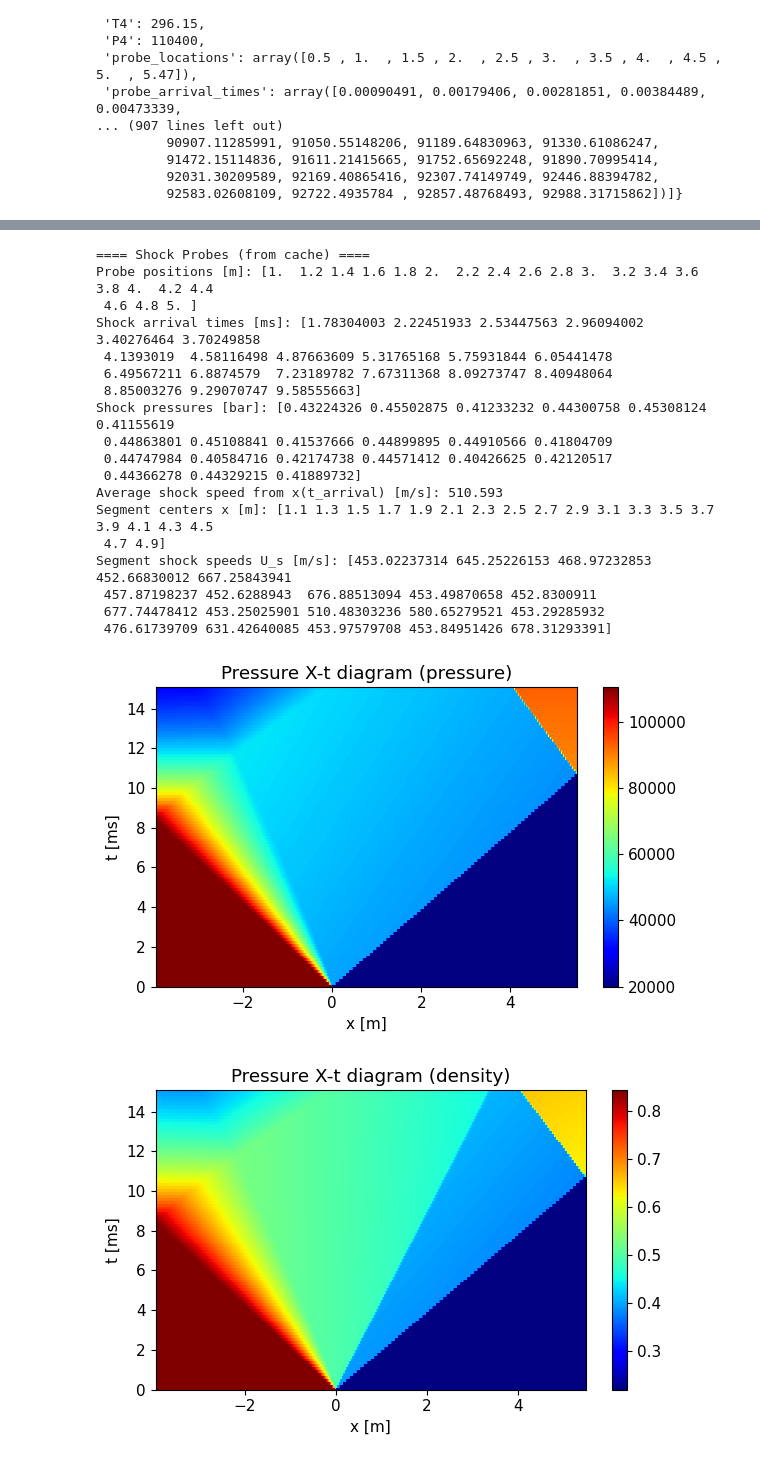
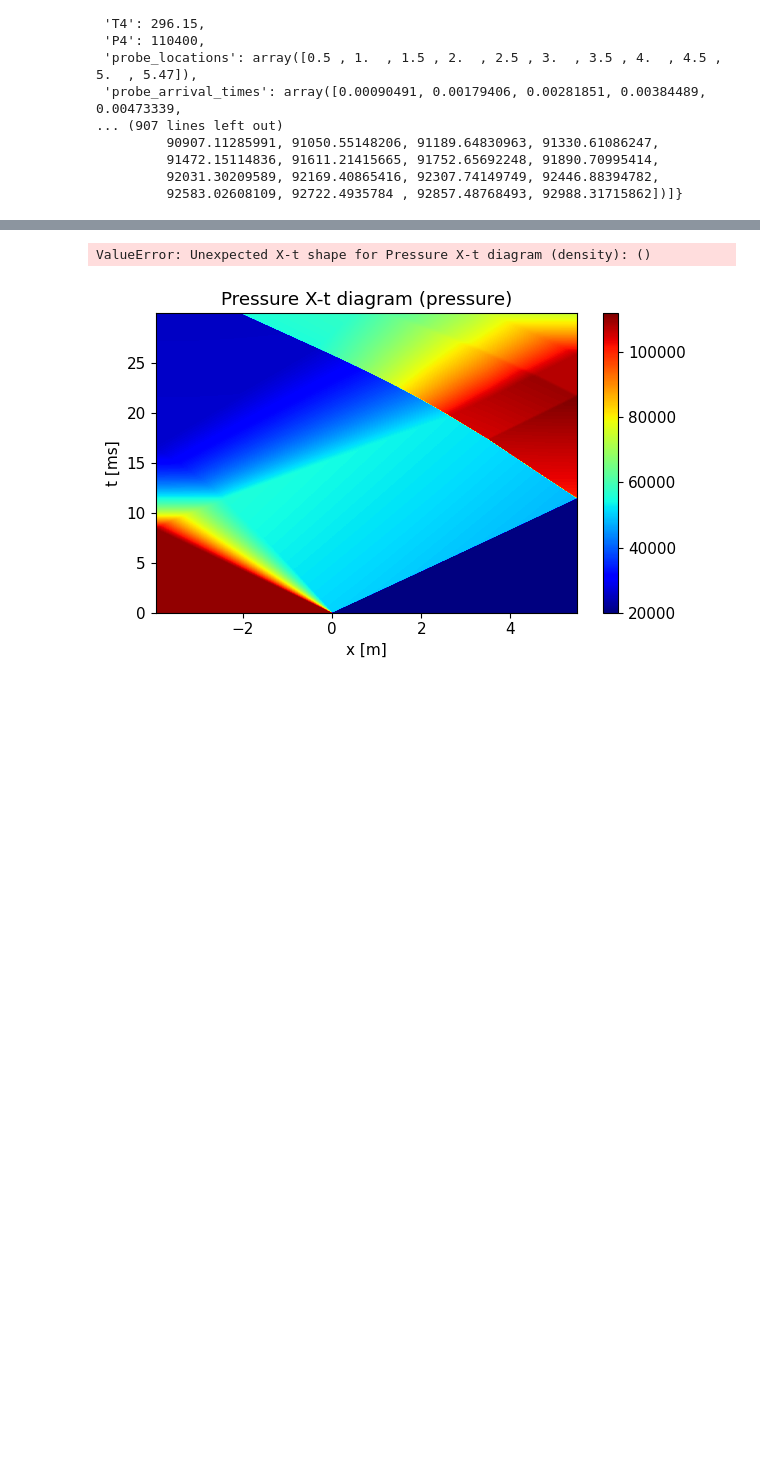
Before and after one commit to krainrpmt/StanShock_0.1.1_NIMT, a Jupyter notebook: examples/validation/SOD + BL Simulation.ipynb, the cells around one changed output, grey strips where cells are left out. Cells and saved outputs as stored; diff of their text form; code cells hidden in the pictures; blank space fills up the shorter version.

```diff
--- a/examples/validation/SOD + BL Simulation.ipynb
+++ b/examples/validation/SOD + BL Simulation.ipynb
@@ -813,7 +813,7 @@ Average shock speed from x(t_arrival) [m/s]: 511.805
 # This block loads the cached file from the CFD output folder (no cfd_data dependency).
 
 cache_dir = 'SOD + BL Simulation Output'
-case_name = 'case2'
+case_name = 'case1'
 probe_locations = np.linspace(1,5,21)  # <-- edit here
 rise_fraction = 0.001
 baseline_fraction = 0.05  # XX% baseline window = baseline_fraction * 100
@@ -863,20 +863,2 @@ Mach attenuation dM_s/dx [1/m]: 0.010627
-==== Shock Probes (from cache) ====
-Probe positions [m]: [1.  1.2 1.4 1.6 1.8 2.  2.2 2.4 2.6 2.8 3.  3.2 3.4 3.6 3.8 4.  4.2 4.4
- 4.6 4.8 5. ]
-Shock arrival times [ms]: [1.78304003 2.22451933 2.53447563 2.96094002 3.40276464 3.70249858
- 4.1393019  4.58116498 4.87663609 5.31765168 5.75931844 6.05441478
- 6.49567211 6.8874579  7.23189782 7.67311368 8.09273747 8.40948064
- 8.85003276 9.29070747 9.58555663]
-Shock pressures [bar]: [0.43224326 0.45502875 0.41233232 0.44300758 0.45308124 0.41155619
- 0.44863801 0.45108841 0.41537666 0.44899895 0.44910566 0.41804709
- 0.44747984 0.40584716 0.42174738 0.44571412 0.40426625 0.42120517
- 0.44366278 0.44329215 0.41889732]
-Average shock speed from x(t_arrival) [m/s]: 510.593
-Segment centers x [m]: [1.1 1.3 1.5 1.7 1.9 2.1 2.3 2.5 2.7 2.9 3.1 3.3 3.5 3.7 3.9 4.1 4.3 4.5
- 4.7 4.9]
-Segment shock speeds U_s [m/s]: [453.02237314 645.25226153 468.97232853 452.66830012 667.25843941
- 457.87198237 452.6288943  676.88513094 453.49870658 452.8300911
- 677.74478412 453.25025901 510.48303236 580.65279521 453.29285932
- 476.61739709 631.42640085 453.97579708 453.84951426 678.31293391]
+ValueError: Unexpected X-t shape for Pressure X-t diagram (density): ()
-[figure, old version]
+[figure, new version]
-[figure, removed]
```
Also changed, not shown: parts of 1 cell of this notebook.
